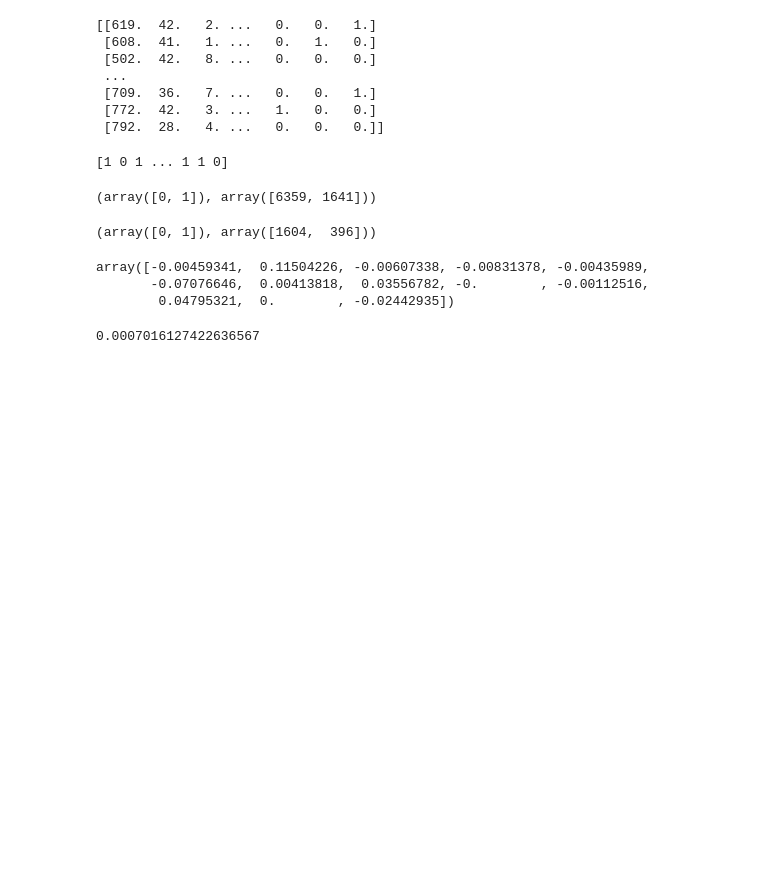
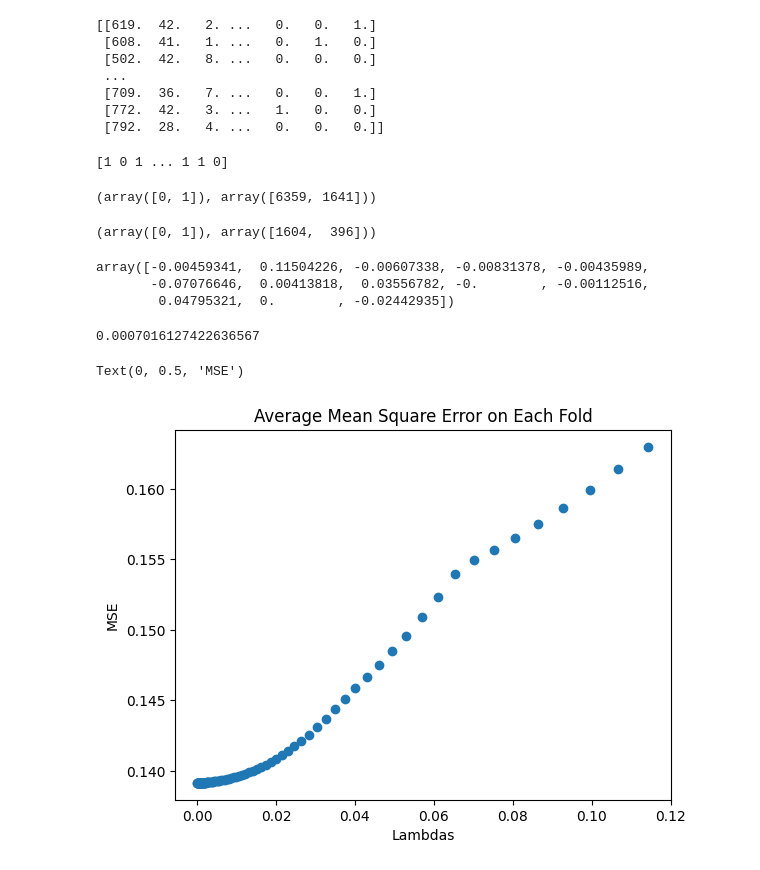
Before and after one commit to mmwitters/CDA_Project, a Jupyter notebook: Final Project.ipynb, the cells around one changed output. Saved outputs shown, nothing was run; the diff lists cells and outputs as text; code cells hidden in the pictures; blank space fills up the shorter version.

```diff
--- a/Final Project.ipynb
+++ b/Final Project.ipynb
@@ -297,3 +296,15 @@ lasso.alpha_
 0.0007016127422636567
 # %%
 #https://www.datacamp.com/tutorial/tutorial-lasso-ridge-regression
+# %%
+lasso_mse = lasso.mse_path_
+avg_mse = np.mean(lasso_mse, axis=1)
+alphas = lasso.alphas_
+# %%
+plt.scatter(alphas, avg_mse)
+plt.title("Average Mean Square Error on Each Fold")
+plt.xlabel("Lambdas")
+plt.ylabel('MSE')
+# %% [output]
+Text(0, 0.5, 'MSE')
+[figure, added]
```
Also changed, not shown: parts of 2 cells of this notebook.
